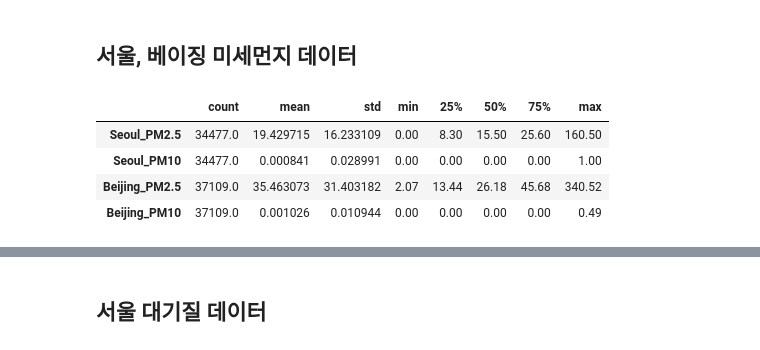
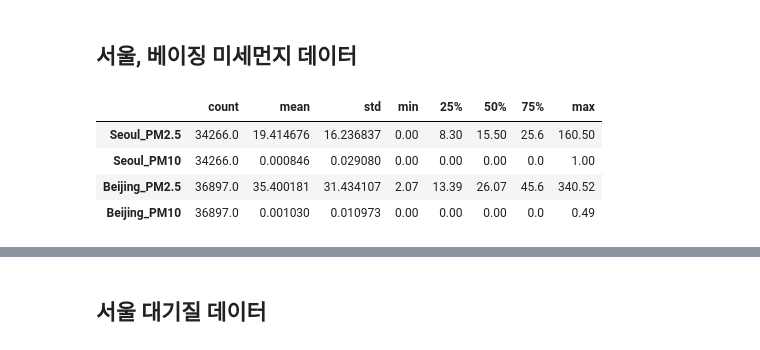
Before and after one commit to SeojinSeojin/aai2009, a Jupyter notebook: data/merge_data.ipynb, the cells around one changed output, grey strips where cells are left out. Drawn from its saved outputs; the diff is of its cells as text; code cells hidden in the pictures.

```diff
--- a/data/merge_data.ipynb
+++ b/data/merge_data.ipynb
@@ -12,6 +12,8 @@ df_all['Day'] = df_all['date'].dt.day
 df_all['UTCHour'] = df_all['date'].dt.hour
 df_all = df_all.drop('date', axis=1)
 
+df_all.set_index(['Year','Month','Day','UTCHour'])
+
 df_all.head()
 # %% [output]
 |  | Year | Month | Day | UTCHour |
@@ -25,23 +27,25 @@ df_all.head()
 # %%
 # 서울 미세먼지 데이터
 df_seoul_pm = pd.read_csv('./rawfiles/seoul-pm.txt', sep='\s+')
 df_seoul_pm = df_seoul_pm.drop('Retrospective', axis=1)
 df_seoul_pm = df_seoul_pm.rename(columns={'PM2.5': 'Seoul_PM2.5', 'PM10_mask': 'Seoul_PM10'})
+df_seoul_pm = df_seoul_pm.groupby(['Year','Month','Day','UTCHour']).mean()
 
 # 베이징 미세먼지 데이터
 df_beijing_pm = pd.read_csv('./rawfiles/beijing-pm.txt', sep='\s+')
 df_beijing_pm = df_beijing_pm.drop('Retrospective', axis=1)
 df_beijing_pm = df_beijing_pm.rename(columns={'PM2.5': 'Beijing_PM2.5', 'PM10_mask': 'Beijing_PM10'})
+df_beijing_pm = df_beijing_pm.groupby(['Year','Month','Day','UTCHour']).mean()
 
 # 위의 df_all로 left outer join
 # left join을 하는 이유: 2016년 12월 10일 1시 데이터가 df_seoul_pm에 없더라도, 모두 NaN으로 입력될 수 있도록
 df = pd.merge(df_all, df_seoul_pm, on=['Year', 'Month', 'Day', 'UTCHour'], how='left')
 df = pd.merge(df, df_beijing_pm, on=['Year', 'Month', 'Day', 'UTCHour'], how='left')
 
 df[['Seoul_PM2.5', 'Seoul_PM10', 'Beijing_PM2.5', 'Beijing_PM10']].describe().transpose()
 # %% [output]
 |  | count | mean | std | min | 25% | 50% | 75% | max |
-| Seoul_PM2.5 | 34477.0 | 19.429715 | 16.233109 | 0.00 | 8.30 | 15.50 | 25.60 | 160.50 |
-| Seoul_PM10 | 34477.0 | 0.000841 | 0.028991 | 0.00 | 0.00 | 0.00 | 0.00 | 1.00 |
-| Beijing_PM2.5 | 37109.0 | 35.463073 | 31.403182 | 2.07 | 13.44 | 26.18 | 45.68 | 340.52 |
-| Beijing_PM10 | 37109.0 | 0.001026 | 0.010944 | 0.00 | 0.00 | 0.00 | 0.00 | 0.49 |
+| Seoul_PM2.5 | 34266.0 | 19.414676 | 16.236837 | 0.00 | 8.30 | 15.50 | 25.6 | 160.50 |
+| Seoul_PM10 | 34266.0 | 0.000846 | 0.029080 | 0.00 | 0.00 | 0.00 | 0.0 | 1.00 |
+| Beijing_PM2.5 | 36897.0 | 35.400181 | 31.434107 | 2.07 | 13.39 | 26.07 | 45.6 | 340.52 |
+| Beijing_PM10 | 36897.0 | 0.001030 | 0.010973 | 0.00 | 0.00 | 0.00 | 0.0 | 0.49 |
```
Also changed, not shown: parts of 5 cells of this notebook, 1 other file.
